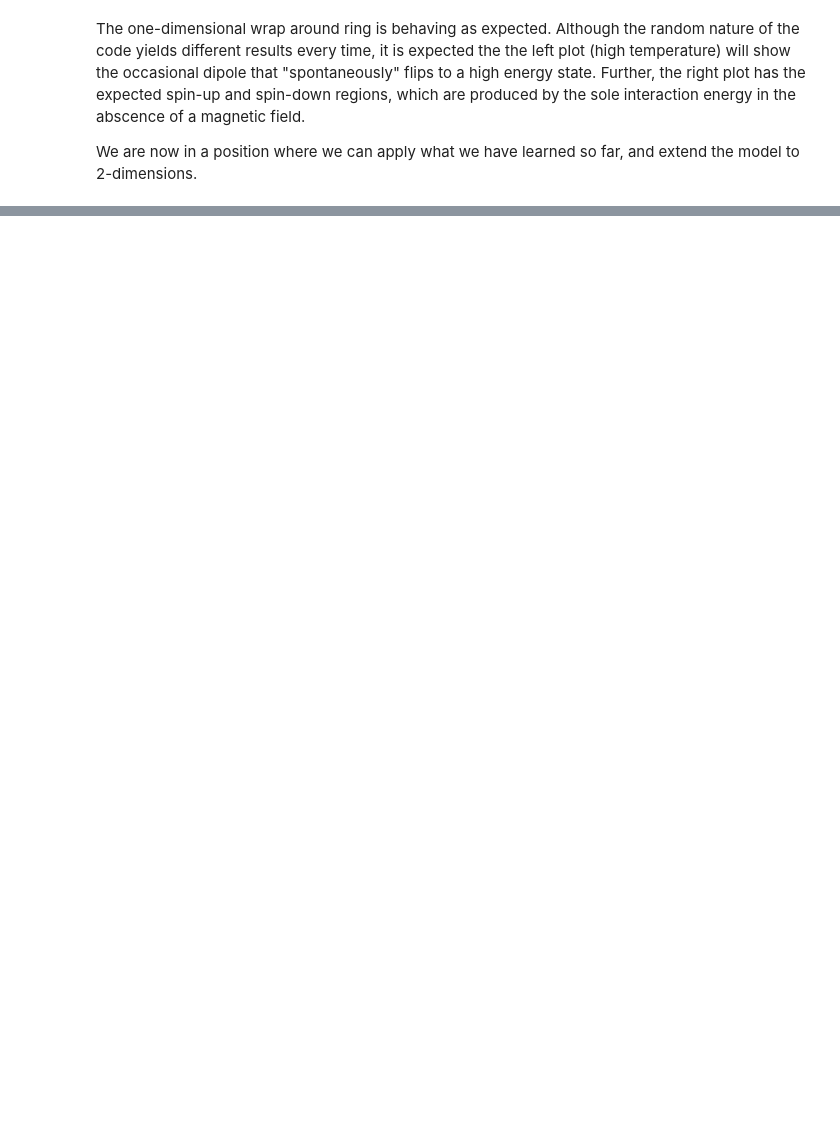
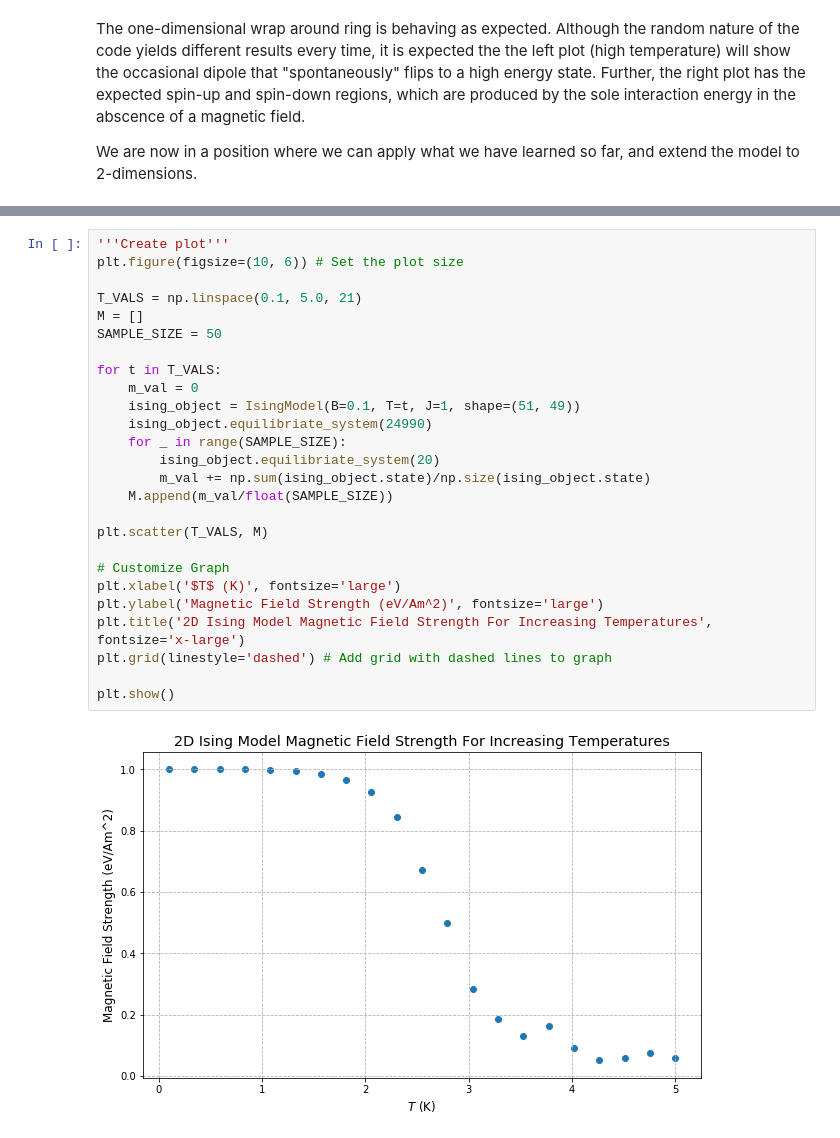
Before and after one commit to kennethsharman/PHYS_481, a Jupyter notebook: Assignments/Assignment_4.ipynb, the cells around one changed output, grey strips where cells are left out. Drawn from its saved outputs; the diff is of its cells as text; blank space fills up the shorter version.

```diff
--- a/Assignments/Assignment_4.ipynb
+++ b/Assignments/Assignment_4.ipynb
@@ -574,0 +762,28 @@ We are now in a position where we can apply what we have learned so far, and ext
+# %%
+'''Create plot'''
+plt.figure(figsize=(10, 6)) # Set the plot size
+
+T_VALS = np.linspace(0.1, 5.0, 21)
+M = []
+SAMPLE_SIZE = 50
+
+for t in T_VALS:
+    m_val = 0
+    ising_object = IsingModel(B=0.1, T=t, J=1, shape=(51, 49))
+    ising_object.equilibriate_system(24990)
+    for _ in range(SAMPLE_SIZE):
+        ising_object.equilibriate_system(20)
+        m_val += np.sum(ising_object.state)/np.size(ising_object.state)
+    M.append(m_val/float(SAMPLE_SIZE))
+
+plt.scatter(T_VALS, M)
+
+# Customize Graph
+plt.xlabel('$T$ (K)', fontsize='large')
+plt.ylabel('Magnetic Field Strength (eV/Am^2)', fontsize='large')
+plt.title('2D Ising Model Magnetic Field Strength For Increasing Temperatures', fontsize='x-large')
+plt.grid(linestyle='dashed') # Add grid with dashed lines to graph
+
+plt.show()
+# %% [output]
+[figure, added]
```
Also changed, not shown: parts of 24 cells of this notebook.
